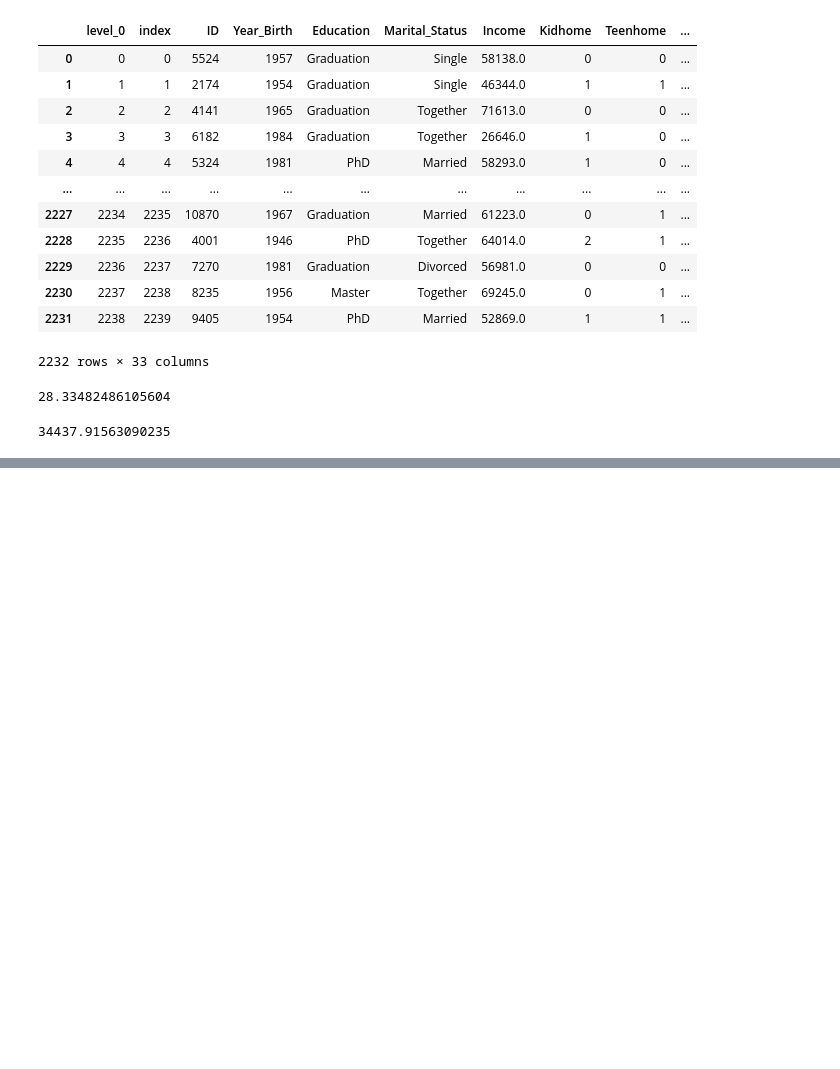
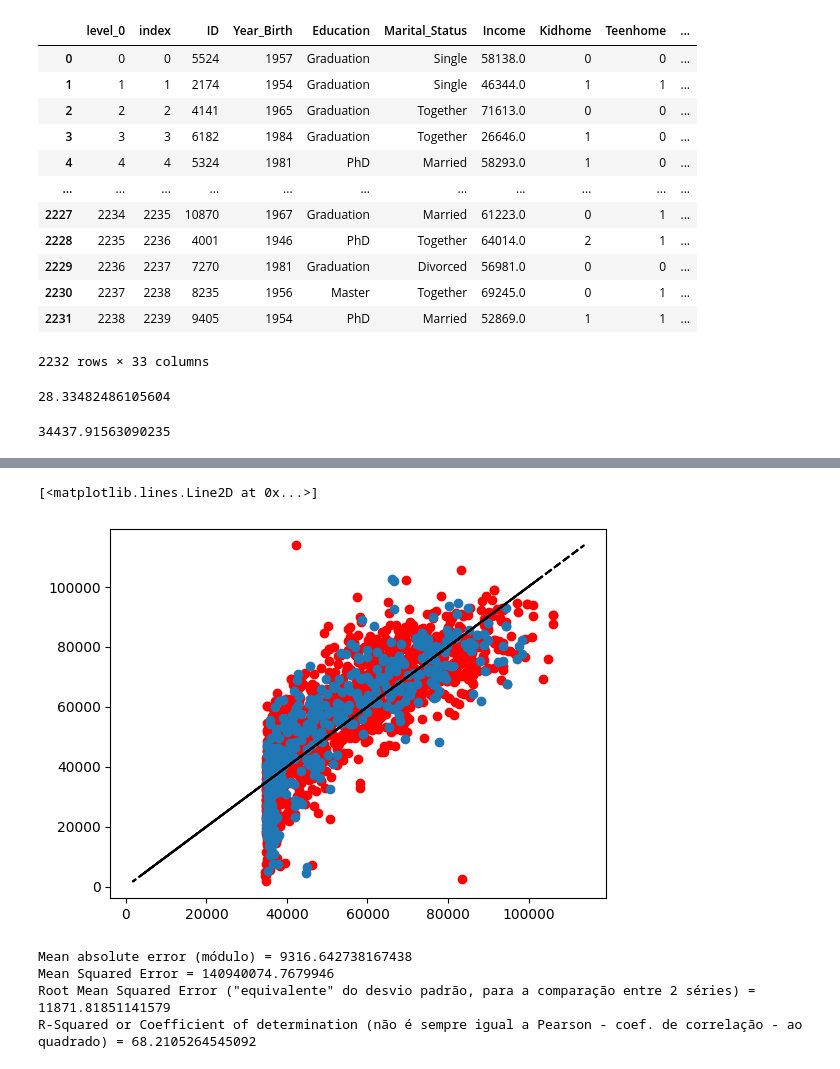
Before and after one commit to FabioRochaPoeta/ifood_case, a Jupyter notebook: ifood.ipynb, the cells around one changed output, grey strips where cells are left out. Saved outputs shown, nothing was run; the diff lists cells and outputs as text; code cells hidden in the pictures; blank space fills up the shorter version.

```diff
--- a/ifood.ipynb
+++ b/ifood.ipynb
@@ -362,0 +407,8 @@ AttributeError: module 'sklearn.metrics' has no attribute 'stdev'
+# %%
+plt.scatter(x=y_train_pred, y=y_train, color='red')
+plt.plot(y_train, y_train, color='black', linestyle='dashed')
+plt.scatter(x=y_test_pred, y=y_test)
+plt.plot(y_test, y_test, color='black')
+# %% [output]
+[<matplotlib.lines.Line2D at 0x...>]
+[figure, added]
@@ -362,0 +425,7 @@ AttributeError: module 'sklearn.metrics' has no attribute 'stdev'
+# %%
+my_metrics(y_test, y_test_pred)
+# %% [output]
+Mean absolute error (módulo) = 9316.642738167438
+Mean Squared Error = 140940074.7679946
+Root Mean Squared Error ("equivalente" do desvio padrão, para a comparação entre 2 séries) = 11871.81851141579
+R-Squared or Coefficient of determination (não é sempre igual a Pearson - coef. de correlação - ao quadrado) = 68.2105264545092
```
Also changed, not shown: parts of 13 cells of this notebook.
